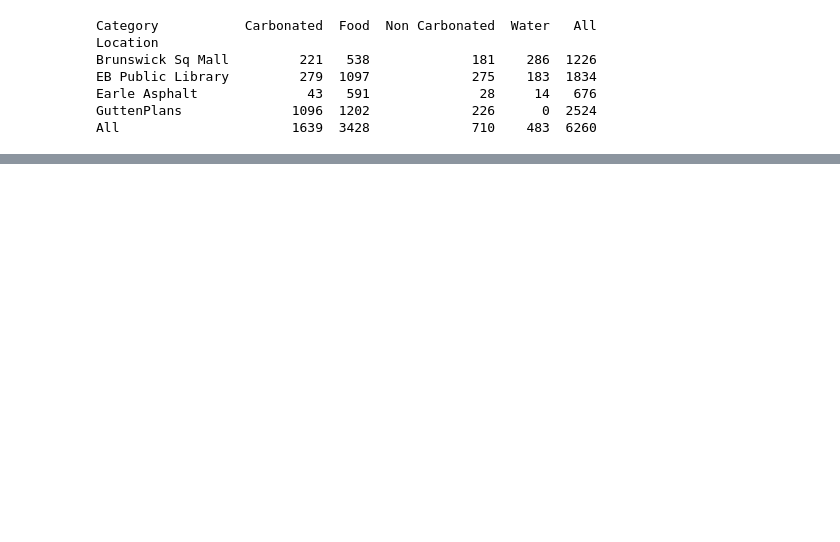
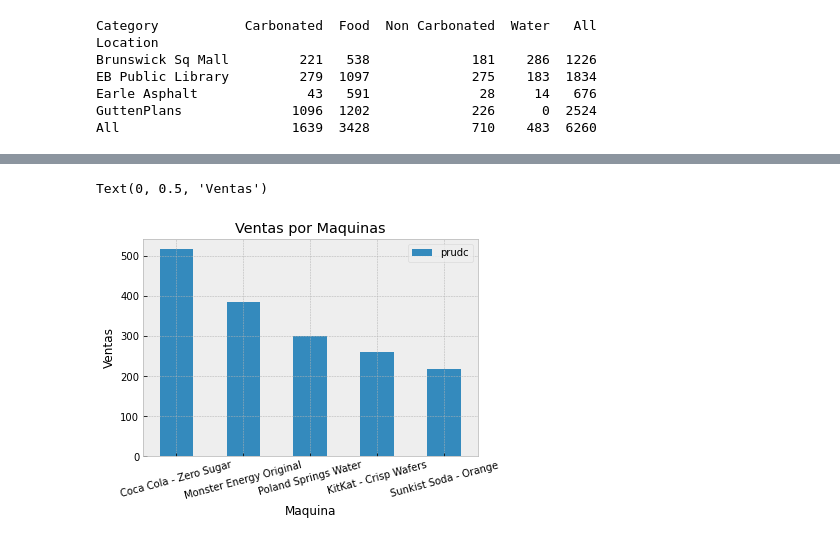
Before and after one commit to wilmerd1/PythonCoderHouse, a Jupyter notebook: Vending_ Machine_Sales/Vending_Machine_Sales.ipynb, the cells around one changed output, grey strips where cells are left out. Drawn from its saved outputs; the diff is of its cells as text; code cells hidden in the pictures; blank space fills up the shorter version.

```diff
--- a/Vending_ Machine_Sales/Vending_Machine_Sales.ipynb
+++ b/Vending_ Machine_Sales/Vending_Machine_Sales.ipynb
@@ -230,0 +234,14 @@ plt.xticks(rotation=15, horizontalalignment="center")
+# %%
+prod = df.Product.value_counts().to_frame('prudc')
+top = prod.head(5)
+# %%
+#datapro=df.Product.value_counts().to_frame()
+datapro = top
+datapro.plot(kind='bar')
+plt.xticks(rotation=15, horizontalalignment="center")
+plt.title("Ventas por Maquinas")
+plt.xlabel('Maquina')
+plt.ylabel('Ventas')
+# %% [output]
+Text(0, 0.5, 'Ventas')
+[figure, added]
```
Also changed, not shown: parts of 16 cells of this notebook.
